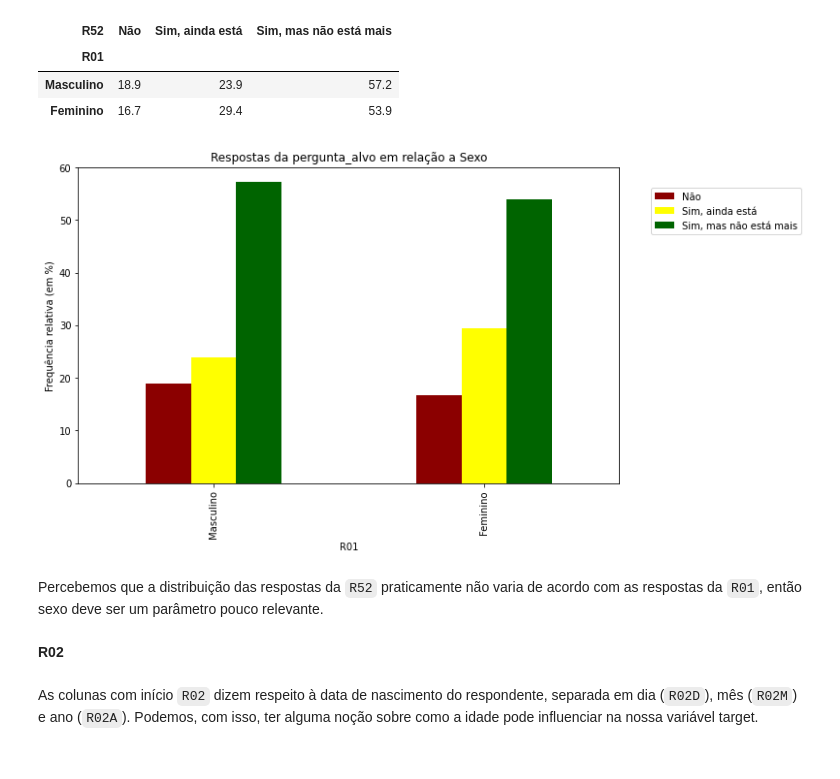
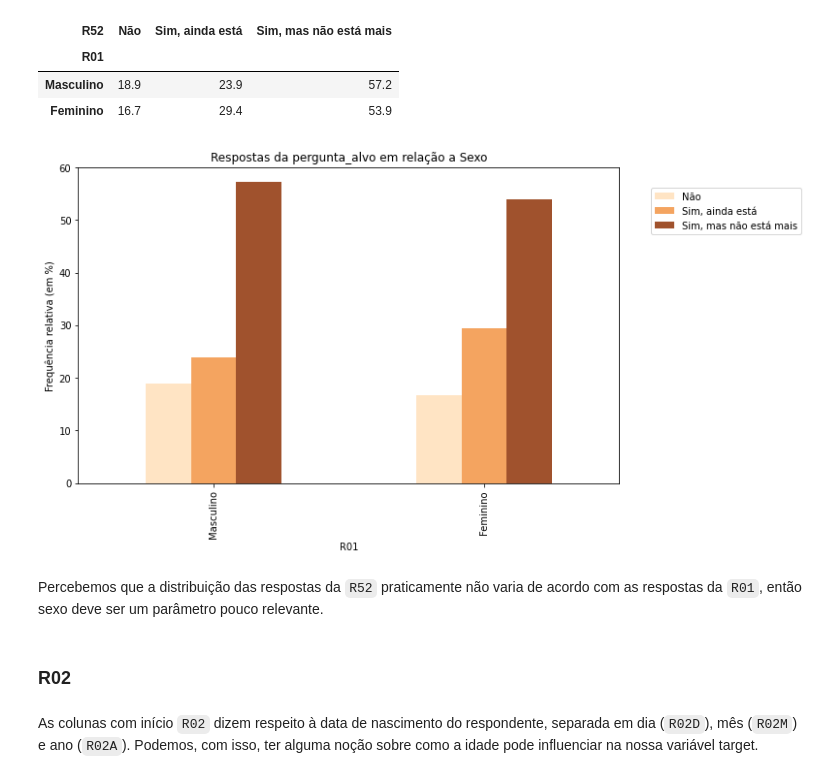
Before and after one commit to insper-classroom/23-1a-cd-p2-anderson_samuel_vinicius, a Jupyter notebook: Relatório.ipynb, the cells around one changed output. Cells and saved outputs as stored; diff of their text form; code cells hidden in the pictures.

```diff
--- a/Relatório.ipynb
+++ b/Relatório.ipynb
@@ -651,20 +712,20 @@ serasa_x_sexo
 | Masculino | 18.9 | 23.9 | 57.2 |
 | Feminino | 16.7 | 29.4 | 53.9 |
 # %%
-cores = ['darkred', 'yellow','darkgreen']
+cores = ['bisque', 'sandybrown','sienna']
 
 serasa_x_sexo.plot.bar(color = cores, figsize=(10, 6))
 plt.ylabel('Frequência relativa (em %)')
 plt.legend(loc='center')
 plt.legend(bbox_to_anchor=(1.05, 0.95)); # Coloca legenda para fora da janela gráfica
 plt.title('Respostas da pergunta_alvo em relação a Sexo')
 plt.show()
 # %% [output]
-[figure, old version]
+[figure, new version]
 # %% [markdown]
 Percebemos que a distribuição das respostas da `R52` praticamente não varia de acordo com as respostas da `R01`, então sexo deve ser um parâmetro pouco relevante.
 # %% [markdown]
-**R02**
+### R02
 # %% [markdown]
 As colunas com início `R02` dizem respeito à data de nascimento do respondente, separada em dia (`R02D`), mês (`R02M`) e ano (`R02A`). Podemos, com isso, ter alguma noção sobre como a idade pode influenciar na nossa variável target.
 # %% [markdown]
```
Also changed, not shown: parts of 52 cells of this notebook.
